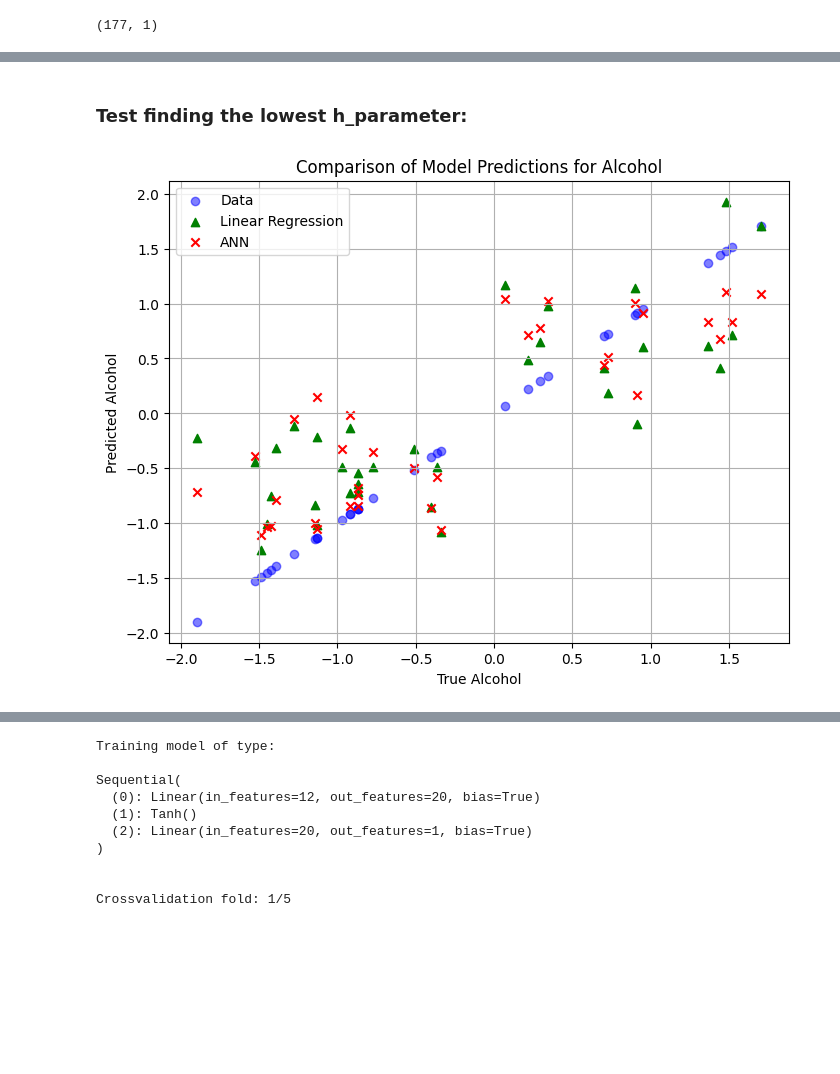
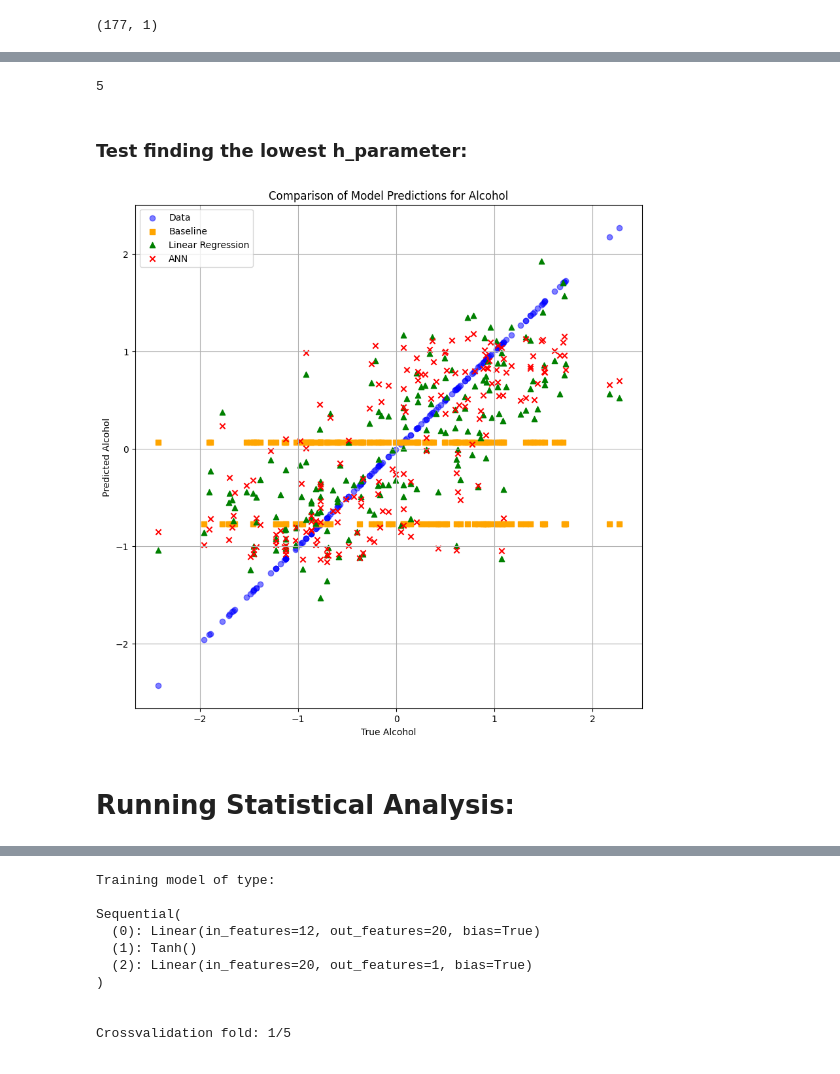
Before and after one commit to pierGit7/WineStudy, a Jupyter notebook: project2_workbook.ipynb, the cells around one changed output, grey strips where cells are left out. Saved outputs shown, nothing was run; the diff lists cells and outputs as text; code cells hidden in the pictures; blank space fills up the shorter version.

Commit message:
stat analysis

```diff
--- a/project2_workbook.ipynb
+++ b/project2_workbook.ipynb
@@ -501,6 +501,8 @@ Error_test_nofeatures = np.empty((K1, 1))
 y_test_est_ANN2_foreachK1 = []
 
 y_test_split_foreachK1 = []
+
+y_pred_baseline = []
 #Error_test_RLR = [] #DEBUG
 # %%
 # DOUBLE Cross-validation:
@@ -668,6 +670,14 @@ for k1, (par_index, test_index) in enumerate(splits):
     Error_test_nofeatures[k1] = (
         np.square(y_test - y_par.mean()).sum(axis=0) / y_test.shape[0]
     )
+
+    # baseline_pred = y_par.mean()  # y_par is the target values for the training set in the current fold
+    # y_pred_baseline_temp = np.full_like(y_test, baseline_pred)
+    # y_pred_baseline.append(y_pred_baseline_temp)
+
+    outputs = [tuple(row) for row in y_par]
+    prediction = max(set(outputs), key=outputs.count)
+    y_pred_baseline.append([prediction for i in range(len(y_test))])
     #-------------------------
 
     print("THIS IS OUR BEST LAMBDA FOR THIS K: ", lambda_best_err)
@@ -747,37 +757,50 @@ The MSE k2:  [0.43965203]
  [1.29544802]
  [0.66712044]
  [1.2083308 ]]
+# %%
+len(y_pred_baseline)
+# %% [output]
+5
 # %% [markdown]
 ### Test finding the lowest h_parameter:
 # %%
 # Currently for the last fold but will do a mean of all folds for final plot
-y_pred_linear = y_pred_RLR[-1]
-y_pred_annList = y_test_est_ANN2.tolist() #tensor to list
+y_pred_linear = np.concatenate(y_pred_RLR)
 
-# Not sure how to plot the baseline?
+y_pred_ANN = []
+for tensor in y_test_est_ANN2_foreachK1:
+    y_pred_ANN.append(tensor.tolist())
 
 
-plt.figure(figsize=(8, 6))
+y_pred_annList = np.concatenate(y_pred_ANN)
+
+y_pred_baseline_conc = np.concatenate(y_pred_baseline)
+
+y_test_conc = np.concatenate(y_test_split_foreachK1)
+
+plt.figure(figsize=(10, 10))
 
 # TRUE VALS!!
-plt.scatter(y_test, y_test, color='blue', label='Data', alpha=0.5)
+plt.scatter(y_test_conc, y_test_conc, color='blue', label='Data', alpha=0.5)
 
 # Baseline if I work out how
-#plt.scatter(y_test, y_baseline, color='orange', marker='s', label='Baseline')
+plt.scatter(y_test_conc, y_pred_baseline_conc, color='orange', marker='s', label='Baseline')
 
 #RLR
-plt.scatter(y_test, y_pred_linear, color='green', marker='^', label='Linear Regression')
+plt.scatter(y_test_conc, y_pred_linear, color='green', marker='^', label='Linear Regression')
 
 #ANN
-plt.scatter(y_test, y_pred_annList, color='red', marker='x', label='ANN')
+plt.scatter(y_test_conc, y_pred_annList, color='red', marker='x', label='ANN')
 
 
 plt.xlabel('True Alcohol')
 plt.ylabel('Predicted Alcohol')
 plt.legend()
 plt.grid(True)
 plt.title('Comparison of Model Predictions for Alcohol')
 
 plt.show()
 # %% [output]
-[figure, old version]
+[figure, new version]
+# %% [markdown]
+# Running Statistical Analysis:
```
Also changed, not shown: parts of 4 cells of this notebook.
